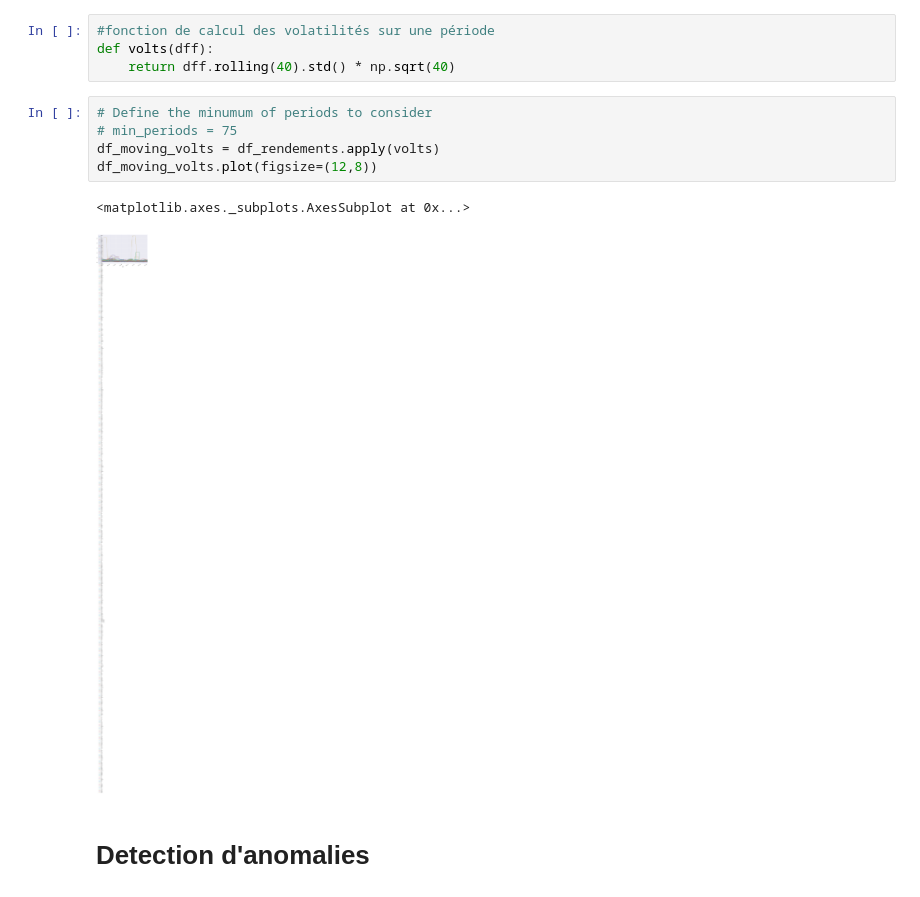
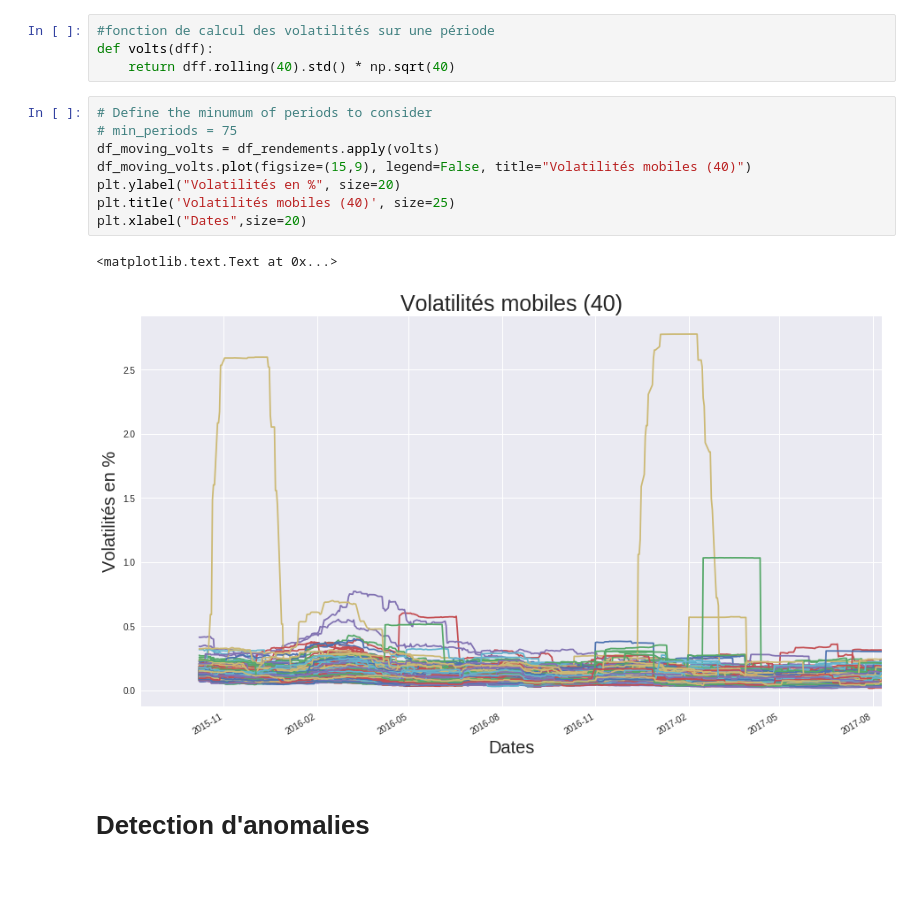
Before and after one commit to kevin0201/Isolation_Actifs, a Jupyter notebook: financial_data.ipynb, the cells around one changed output. Saved outputs shown, nothing was run; the diff lists cells and outputs as text.

```diff
--- a/financial_data.ipynb
+++ b/financial_data.ipynb
@@ -63,11 +66,14 @@ def volts(dff):
 # %%
 # Define the minumum of periods to consider
 # min_periods = 75
 df_moving_volts = df_rendements.apply(volts)
-df_moving_volts.plot(figsize=(12,8))
+df_moving_volts.plot(figsize=(15,9), legend=False, title="Volatilités mobiles (40)")
+plt.ylabel("Volatilités en %", size=20)
+plt.title('Volatilités mobiles (40)', size=25)
+plt.xlabel("Dates",size=20)
 # %% [output]
-<matplotlib.axes._subplots.AxesSubplot at 0x...>
+<matplotlib.text.Text at 0x...>
-[figure, old version]
+[figure, new version]
 # %% [markdown]
 # Detection d'anomalies
 # %% [markdown]
```
Also changed, not shown: parts of 22 cells of this notebook.
